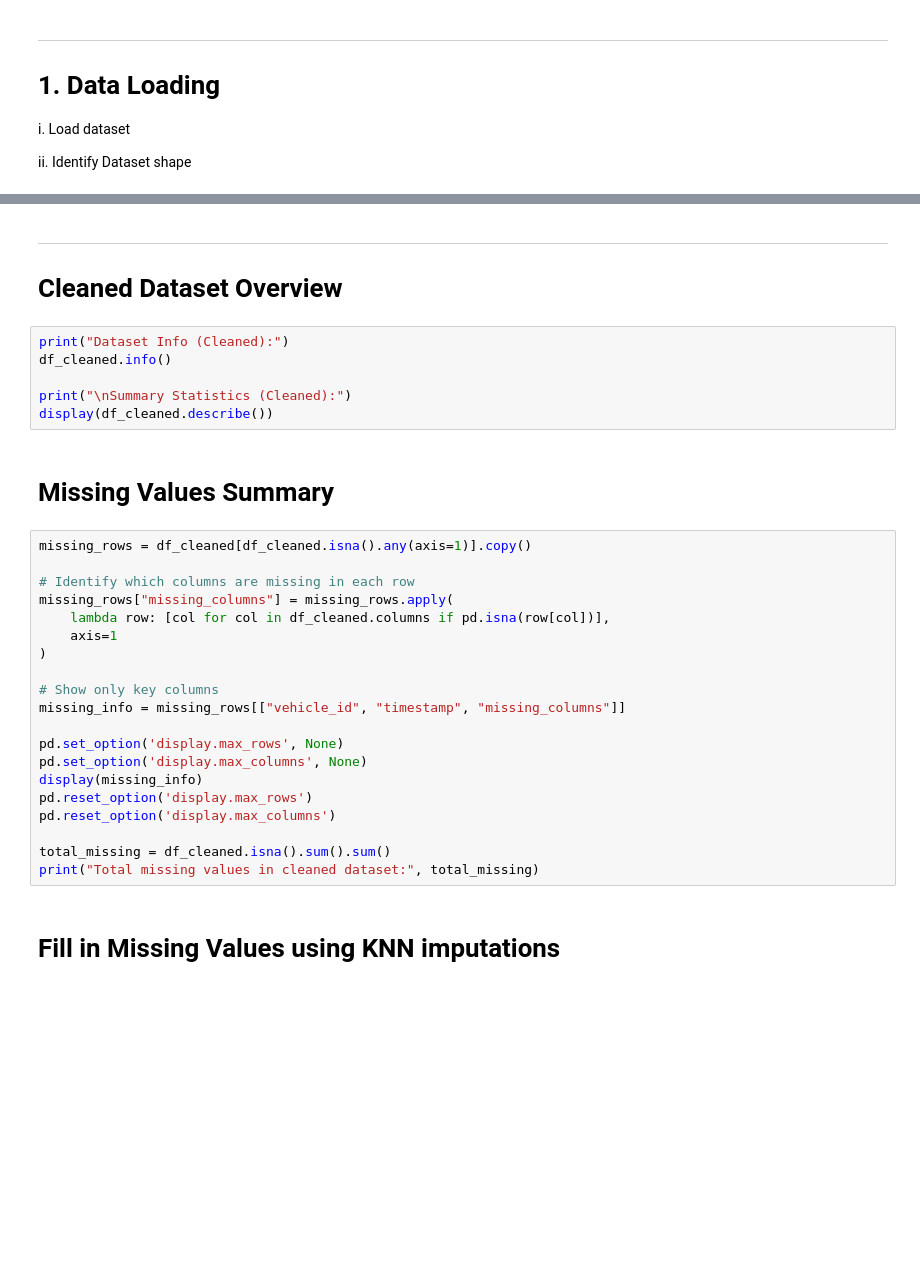
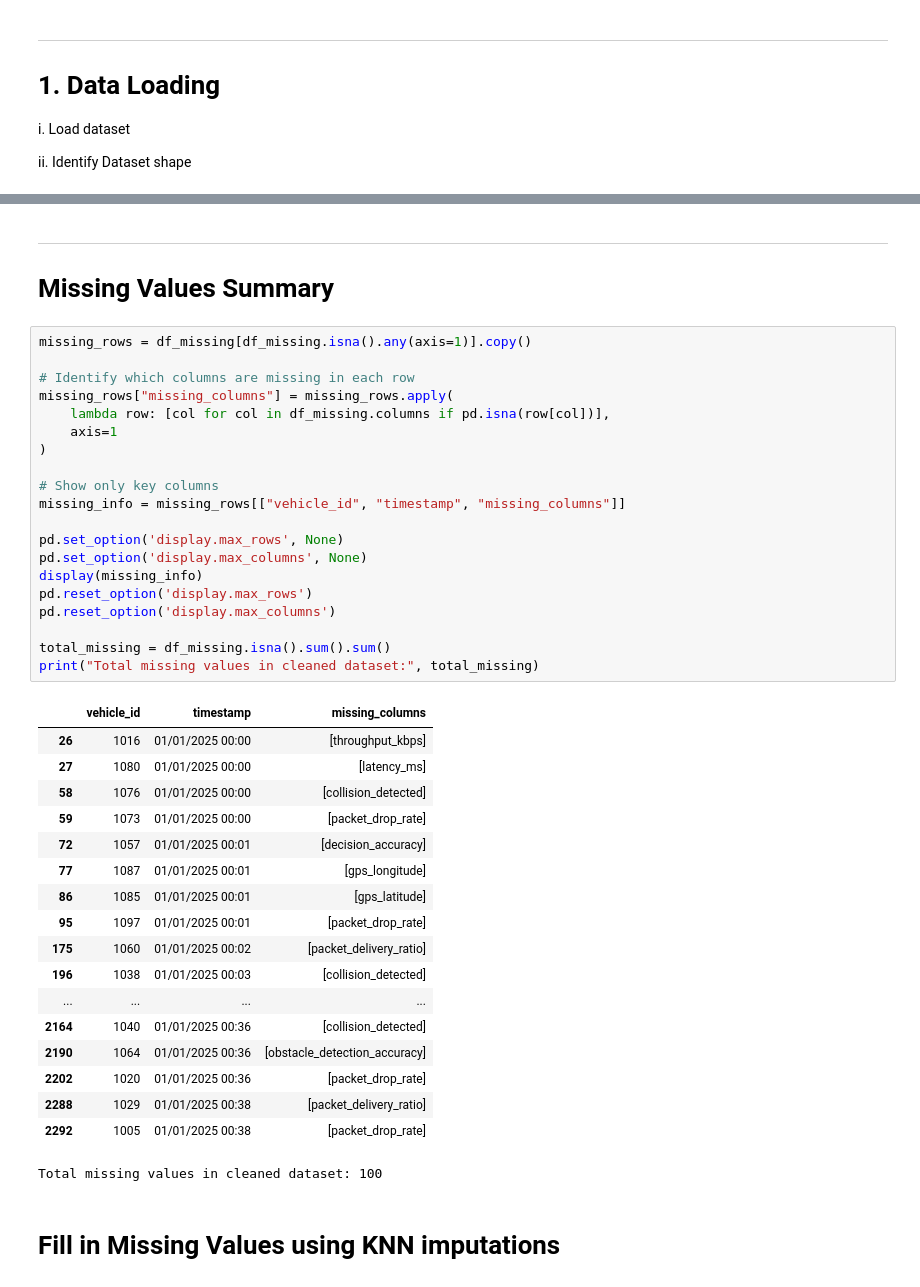
Before and after one commit to WarlockZul/Data-Analytics-Assignment-1, a Jupyter notebook: Cleaning Function.ipynb, the cells around one changed output, grey strips where cells are left out. Drawn from its saved outputs; the diff is of its cells as text; blank space fills up the shorter version.

```diff
--- a/Cleaning Function.ipynb
+++ b/Cleaning Function.ipynb
@@ -72,34 +89,45 @@ print("\nCleaned dataset saved as Cleaned_Dataset.csv")
-# %% [markdown]
-_________________________________________________
-# Cleaned Dataset Overview
-# %%
-print("Dataset Info (Cleaned):")
-df_cleaned.info()
-
-print("\nSummary Statistics (Cleaned):")
-display(df_cleaned.describe())
 # %% [markdown]
+_____________
 # Missing Values Summary
 # %%
-missing_rows = df_cleaned[df_cleaned.isna().any(axis=1)].copy()
+missing_rows = df_missing[df_missing.isna().any(axis=1)].copy()
 
 # Identify which columns are missing in each row
 missing_rows["missing_columns"] = missing_rows.apply(
-    lambda row: [col for col in df_cleaned.columns if pd.isna(row[col])],
+    lambda row: [col for col in df_missing.columns if pd.isna(row[col])],
     axis=1
 )
 
 # Show only key columns
 missing_info = missing_rows[["vehicle_id", "timestamp", "missing_columns"]]
 
 pd.set_option('display.max_rows', None)
 pd.set_option('display.max_columns', None)
 display(missing_info)
 pd.reset_option('display.max_rows')
 pd.reset_option('display.max_columns')
 
-total_missing = df_cleaned.isna().sum().sum()
+total_missing = df_missing.isna().sum().sum()
 print("Total missing values in cleaned dataset:", total_missing)
+# %% [output]
+|  | vehicle_id | timestamp | missing_columns |
+| 26 | 1016 | 01/01/2025 00:00 | [throughput_kbps] |
+| 27 | 1080 | 01/01/2025 00:00 | [latency_ms] |
+| 58 | 1076 | 01/01/2025 00:00 | [collision_detected] |
+| 59 | 1073 | 01/01/2025 00:00 | [packet_drop_rate] |
+| 72 | 1057 | 01/01/2025 00:01 | [decision_accuracy] |
+| 77 | 1087 | 01/01/2025 00:01 | [gps_longitude] |
+| 86 | 1085 | 01/01/2025 00:01 | [gps_latitude] |
+| 95 | 1097 | 01/01/2025 00:01 | [packet_drop_rate] |
+| 175 | 1060 | 01/01/2025 00:02 | [packet_delivery_ratio] |
+| 196 | 1038 | 01/01/2025 00:03 | [collision_detected] |
+| ... | ... | ... | ... |
+| 2164 | 1040 | 01/01/2025 00:36 | [collision_detected] |
+| 2190 | 1064 | 01/01/2025 00:36 | [obstacle_detection_accuracy] |
+| 2202 | 1020 | 01/01/2025 00:36 | [packet_drop_rate] |
+| 2288 | 1029 | 01/01/2025 00:38 | [packet_delivery_ratio] |
+| 2292 | 1005 | 01/01/2025 00:38 | [packet_drop_rate] |
+Total missing values in cleaned dataset: 100
 # %% [markdown]
 # Fill in Missing Values using KNN imputations
 # %%
```
Also changed, not shown: parts of 8 cells of this notebook, 4 other files.
